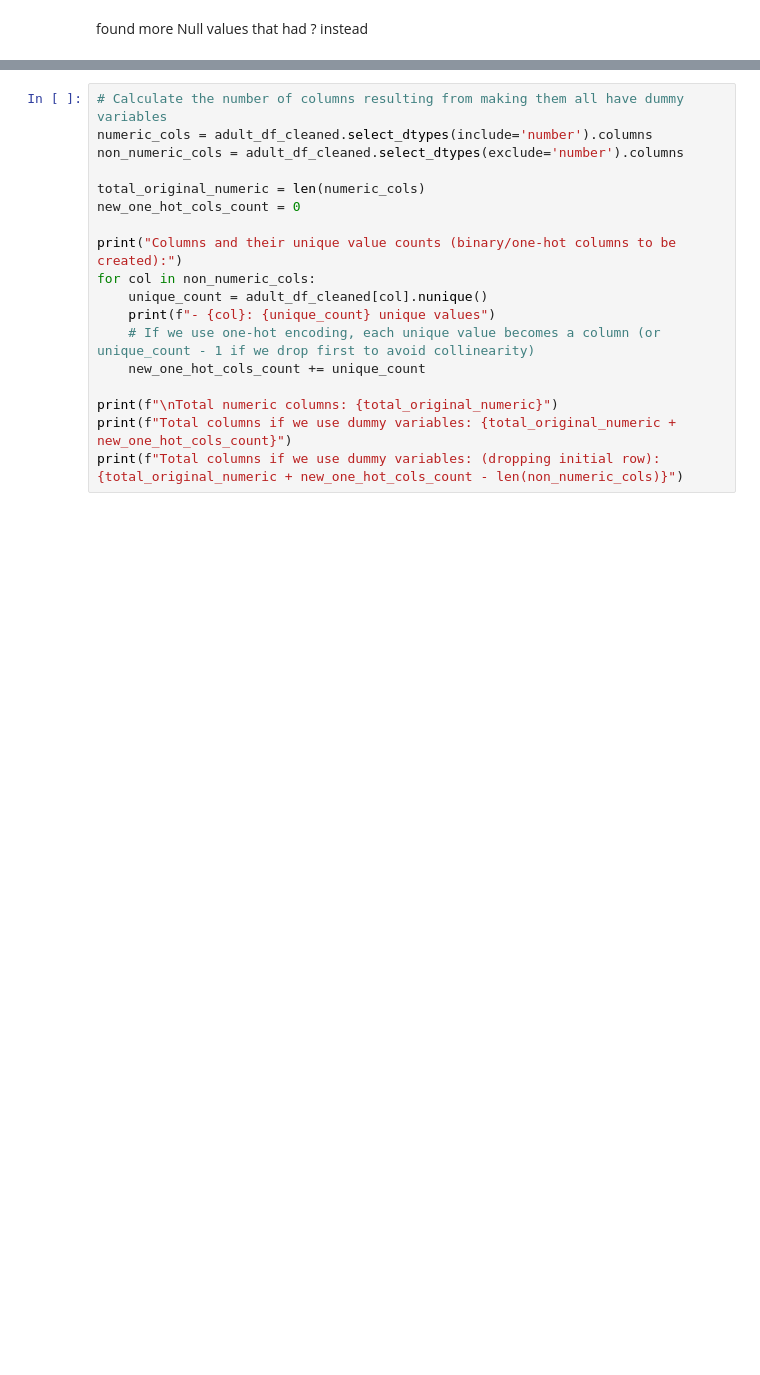
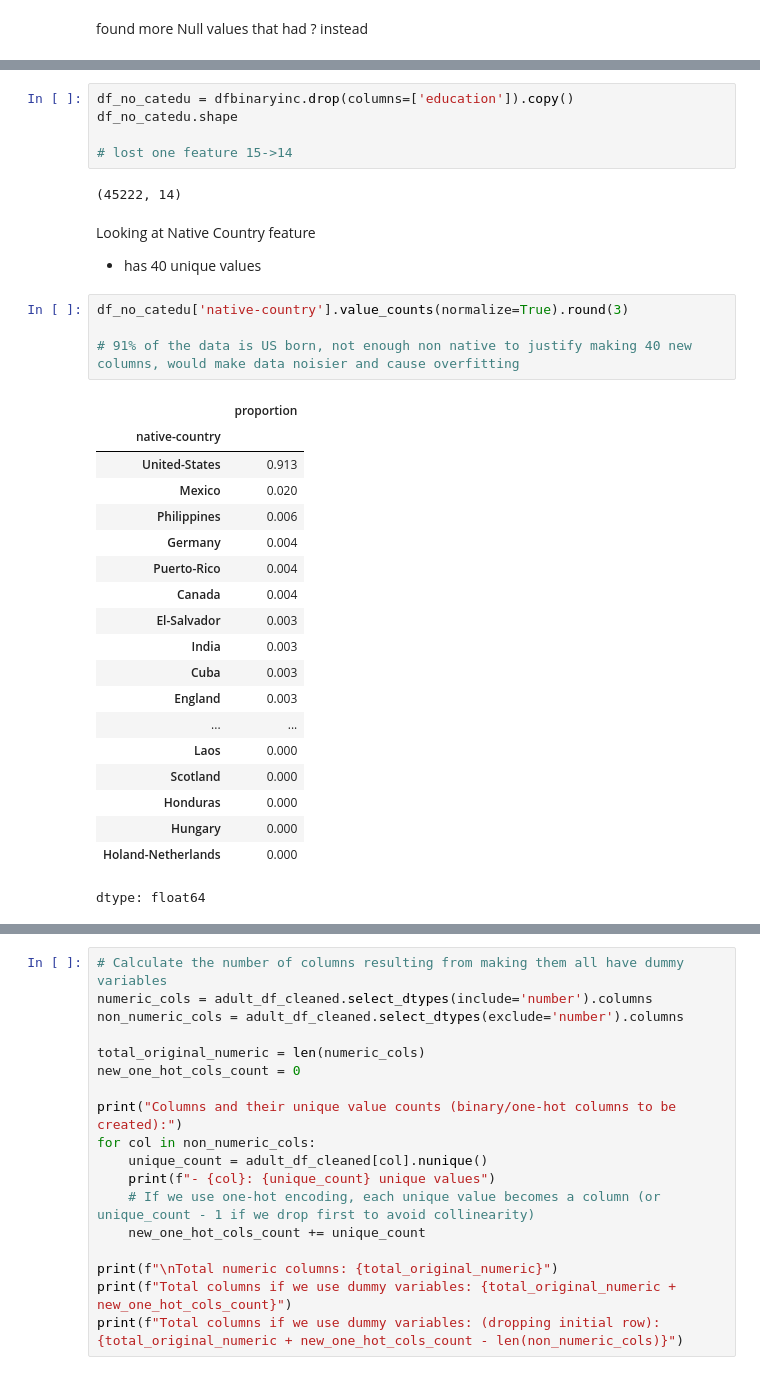
Before and after one commit to lydiapelton/BA305-Project, a Jupyter notebook: Lydia_Project.ipynb, the cells around one changed output, grey strips where cells are left out. Saved outputs shown, nothing was run; the diff lists cells and outputs as text; blank space fills up the shorter version.

```diff
--- a/Lydia_Project.ipynb
+++ b/Lydia_Project.ipynb
@@ -316,0 +337,34 @@ note: people with workclass “Never-worked” all had ? for occupation (no job,
+# %%
+df_no_catedu = dfbinaryinc.drop(columns=['education']).copy()
+df_no_catedu.shape
+
+# lost one feature 15->14
+# %% [output]
+(45222, 14)
+# %% [markdown]
+Looking at Native Country feature
+* has 40 unique values
+# %%
+df_no_catedu['native-country'].value_counts(normalize=True).round(3)
+
+# 91% of the data is US born, not enough non native to justify making 40 new columns, would make data noisier and cause overfitting
+# %% [output]
+|  | proportion |
+| native-country |  |
+| United-States | 0.913 |
+| Mexico | 0.020 |
+| Philippines | 0.006 |
+| Germany | 0.004 |
+| Puerto-Rico | 0.004 |
+| Canada | 0.004 |
+| El-Salvador | 0.003 |
+| India | 0.003 |
+| Cuba | 0.003 |
+| England | 0.003 |
+| ... | ... |
+| Laos | 0.000 |
+| Scotland | 0.000 |
+| Honduras | 0.000 |
+| Hungary | 0.000 |
+| Holand-Netherlands | 0.000 |
+dtype: float64
```
Also changed, not shown: parts of 43 cells of this notebook.
